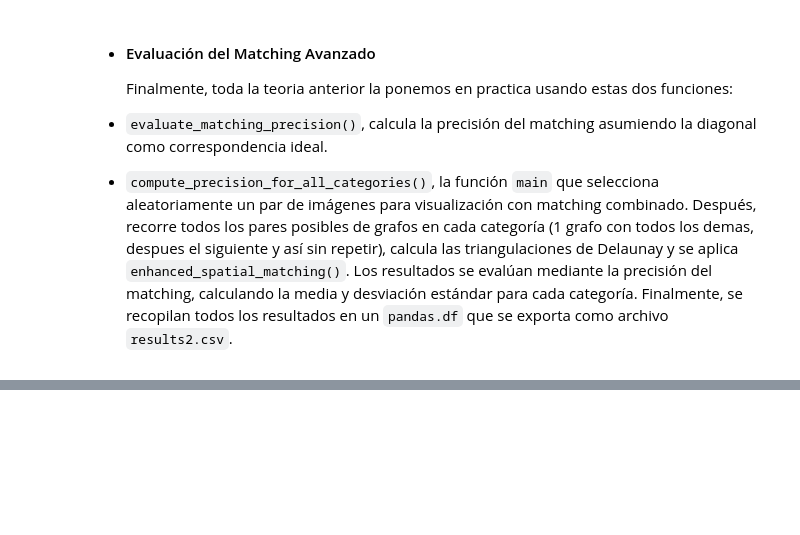
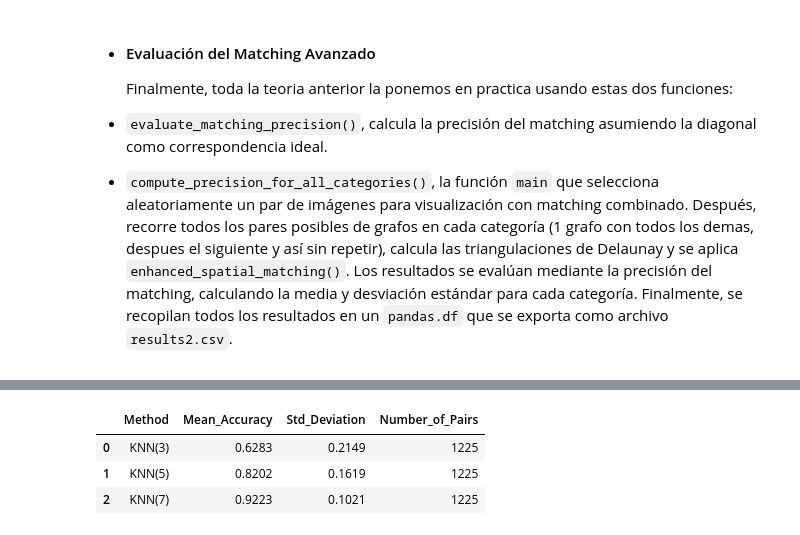
Before and after one commit to JBLOZ/IA, a Jupyter notebook: 2doAnyo/2doCuatri/tecnicas_de_algoritmos_de_busqueda/practicas/src/match_part_2.ipynb, the cells around one changed output, grey strips where cells are left out. Drawn from its saved outputs; the diff is of its cells as text; code cells hidden in the pictures; blank space fills up the shorter version.

```diff
--- a/2doAnyo/2doCuatri/tecnicas_de_algoritmos_de_busqueda/practicas/src/match_part_2.ipynb
+++ b/2doAnyo/2doCuatri/tecnicas_de_algoritmos_de_busqueda/practicas/src/match_part_2.ipynb
@@ -629,0 +887,4 @@ final_results
+# %%
+knn_rs = knn_analysis_for_category(dlf, 'duck_df' , k_values=[3, 5, 7])
+knn_rs
+# %% [output]
@@ -629,0 +895,4 @@ final_results
+|  | Method | Mean_Accuracy | Std_Deviation | Number_of_Pairs |
+| 0 | KNN(3) | 0.6283 | 0.2149 | 1225 |
+| 1 | KNN(5) | 0.8202 | 0.1619 | 1225 |
+| 2 | KNN(7) | 0.9223 | 0.1021 | 1225 |
```
Also changed, not shown: parts of 20 cells of this notebook, 5 other files.
